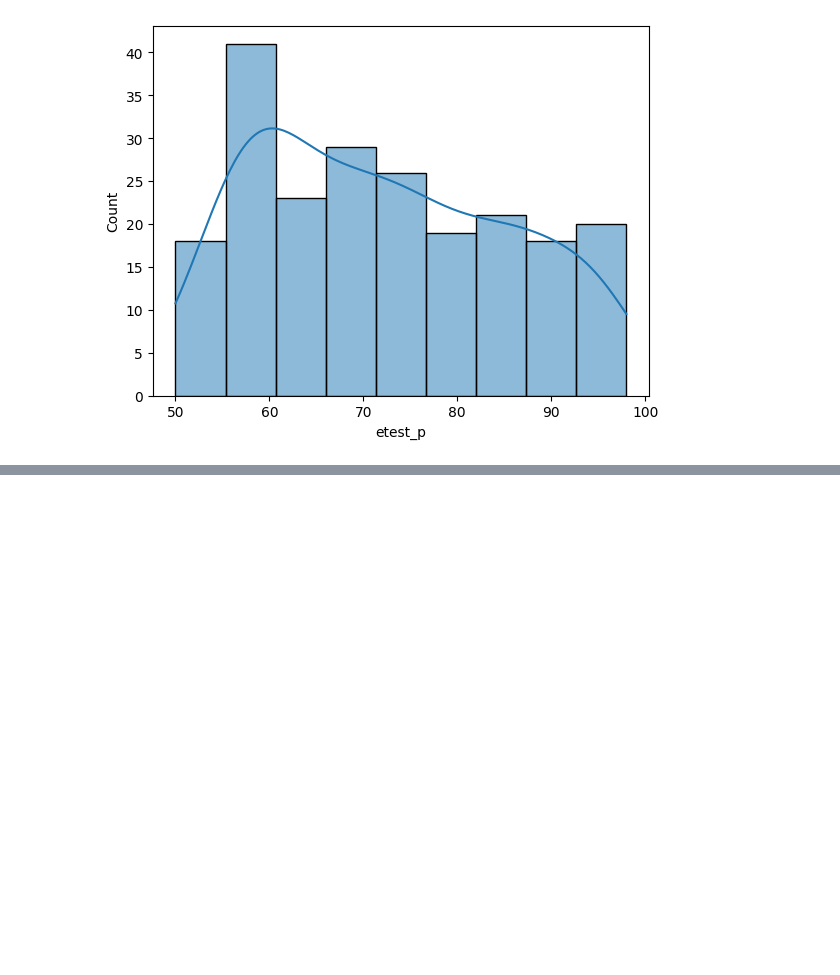
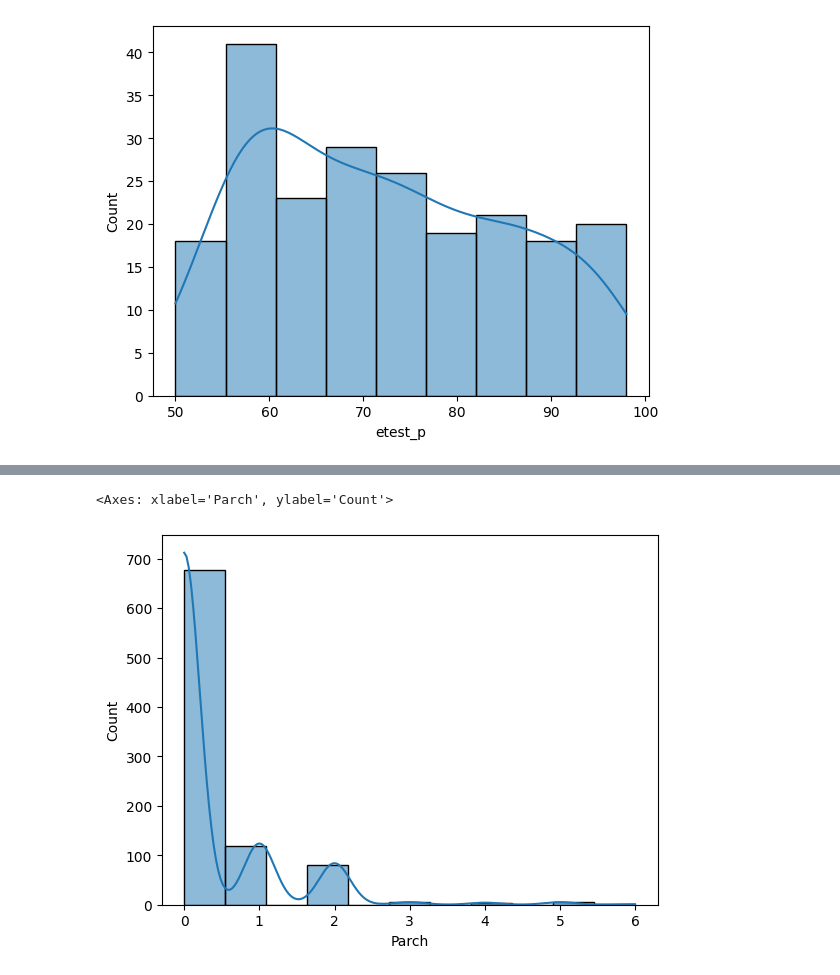
Before and after one commit to amartyaj/Python_Practice, a Jupyter notebook: Jupyter/Practice.ipynb, the cells around one changed output, grey strips where cells are left out. Cells and saved outputs as stored; diff of their text form; code cells hidden in the pictures; blank space fills up the shorter version.

```diff
--- a/Jupyter/Practice.ipynb
+++ b/Jupyter/Practice.ipynb
@@ -108,0 +135,5 @@ sns.histplot(data = df, x = 'etest_p', kde = True)
+# %%
+sns.histplot(data = df2, x = 'Parch', kde = True)
+# %% [output]
+<Axes: xlabel='Parch', ylabel='Count'>
+[figure, added]
```
Also changed, not shown: parts of 9 cells of this notebook.
